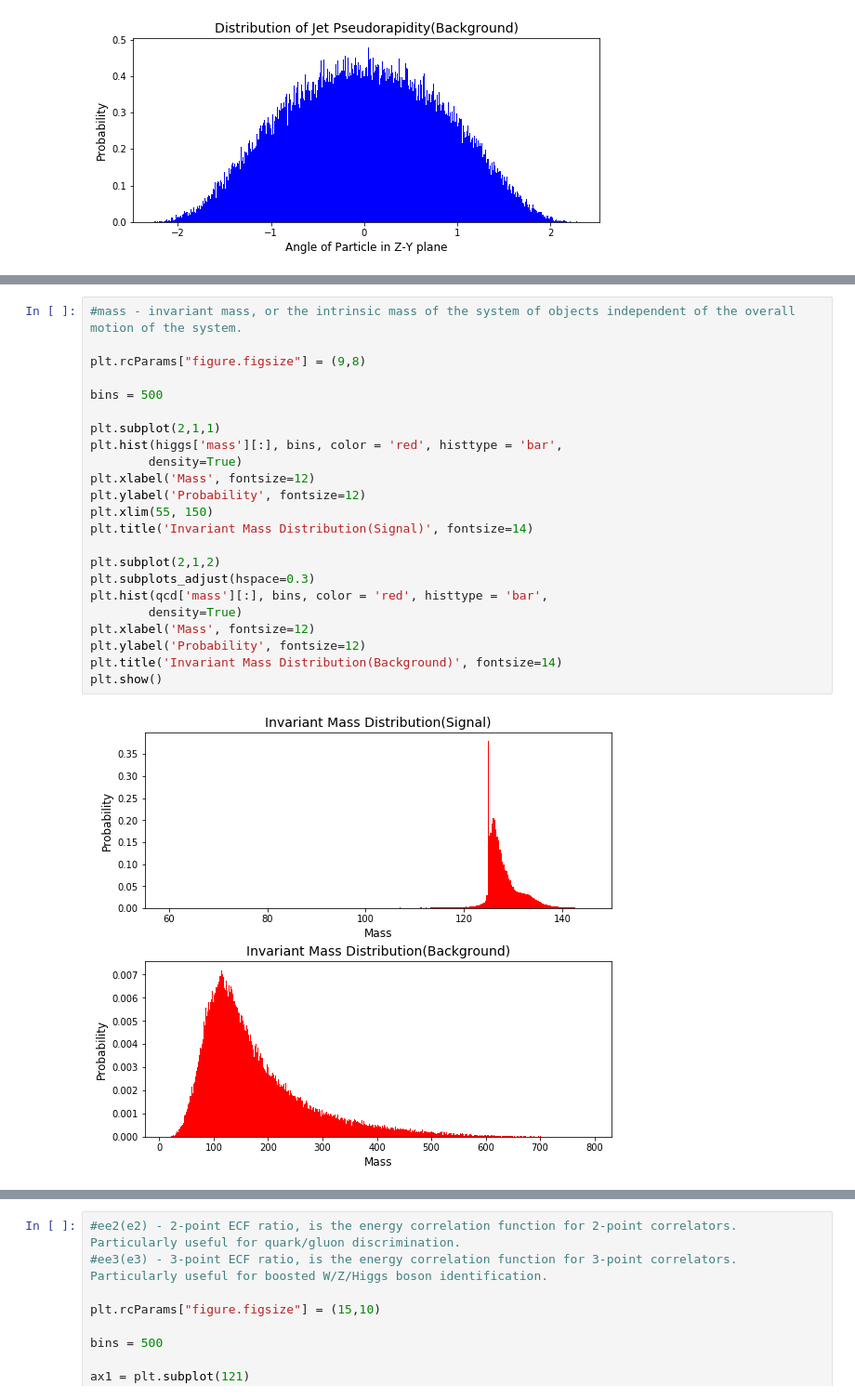
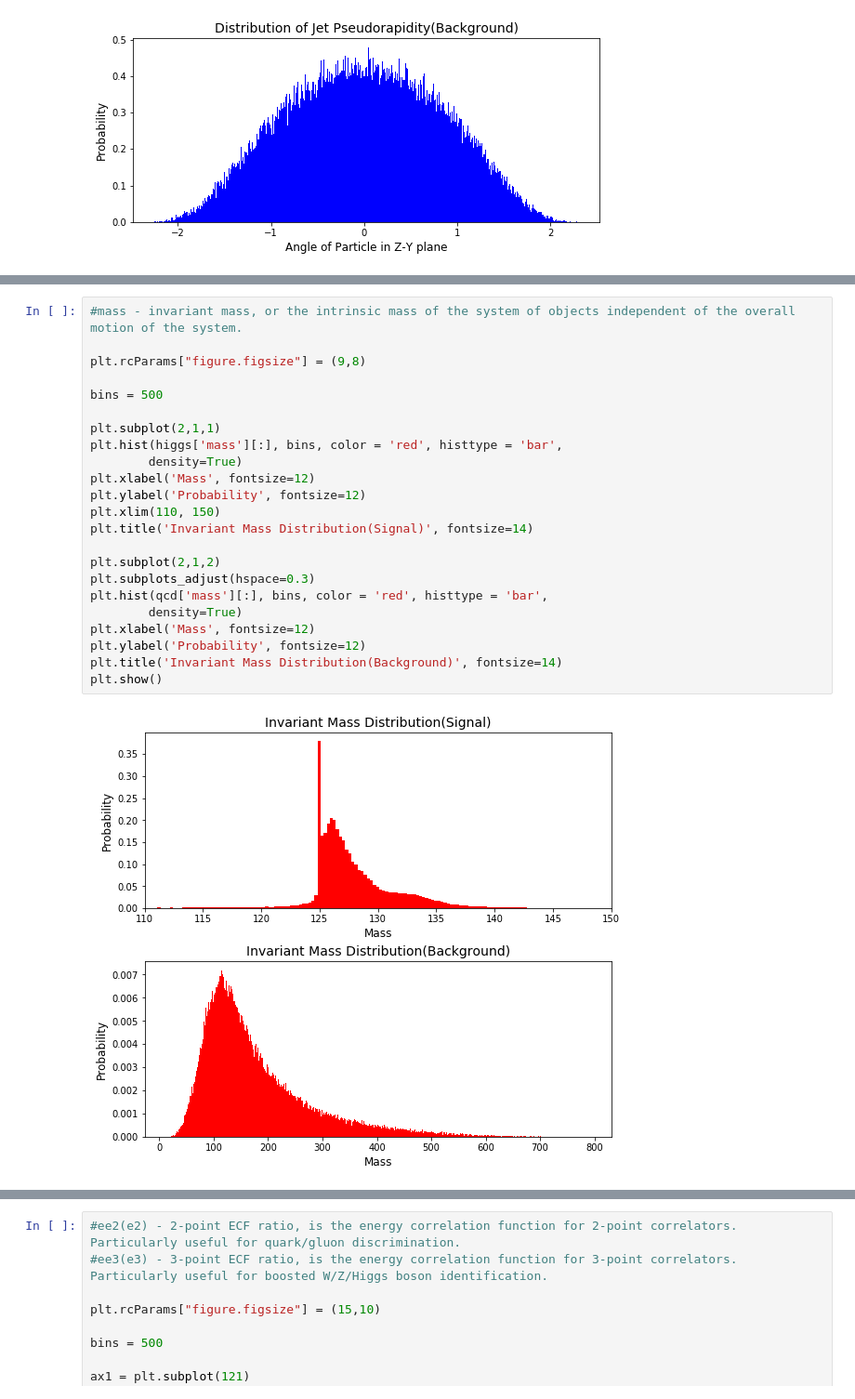
Before and after one commit to IgorBanin/Phys434, a Jupyter notebook: lab5.ipynb, the cells around one changed output, grey strips where cells are left out. Shown: that part at 93% size. Drawn from its saved outputs; the diff is of its cells as text.

```diff
--- a/lab5.ipynb
+++ b/lab5.ipynb
@@ -152,25 +157,25 @@ plt.show()
 # %%
 #mass - invariant mass, or the intrinsic mass of the system of objects independent of the overall motion of the system.
 
 plt.rcParams["figure.figsize"] = (9,8)
 
 bins = 500
 
 plt.subplot(2,1,1)
 plt.hist(higgs['mass'][:], bins, color = 'red', histtype = 'bar',
         density=True)
 plt.xlabel('Mass', fontsize=12)
 plt.ylabel('Probability', fontsize=12)
-plt.xlim(55, 150)
+plt.xlim(110, 150)
 plt.title('Invariant Mass Distribution(Signal)', fontsize=14)
 
 plt.subplot(2,1,2)
 plt.subplots_adjust(hspace=0.3)
 plt.hist(qcd['mass'][:], bins, color = 'red', histtype = 'bar',
         density=True)
 plt.xlabel('Mass', fontsize=12)
 plt.ylabel('Probability', fontsize=12)
 plt.title('Invariant Mass Distribution(Background)', fontsize=14)
 plt.show()
 # %% [output]
-[figure, old version]
+[figure, new version]
```
Also changed, not shown: parts of 13 cells of this notebook, 1 other file.
